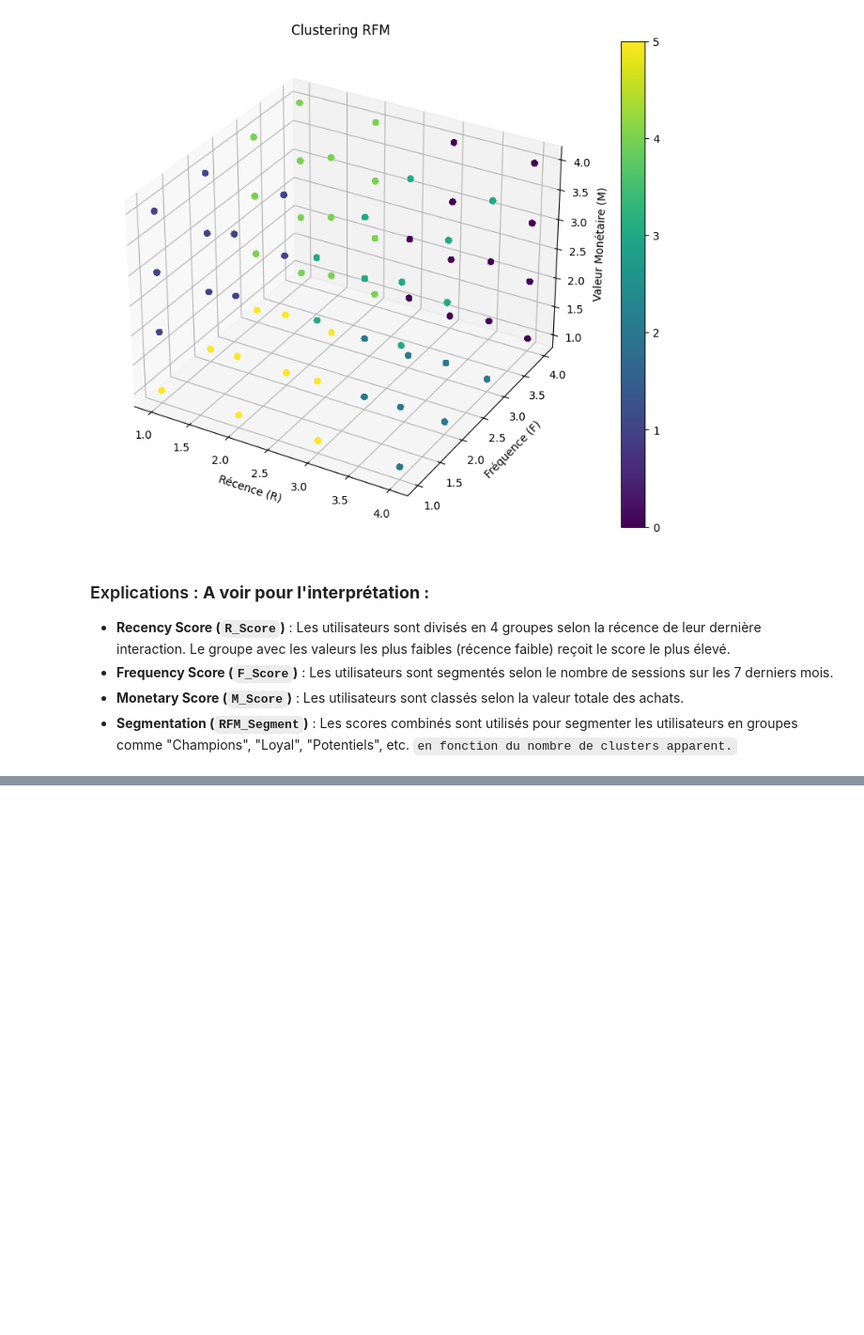
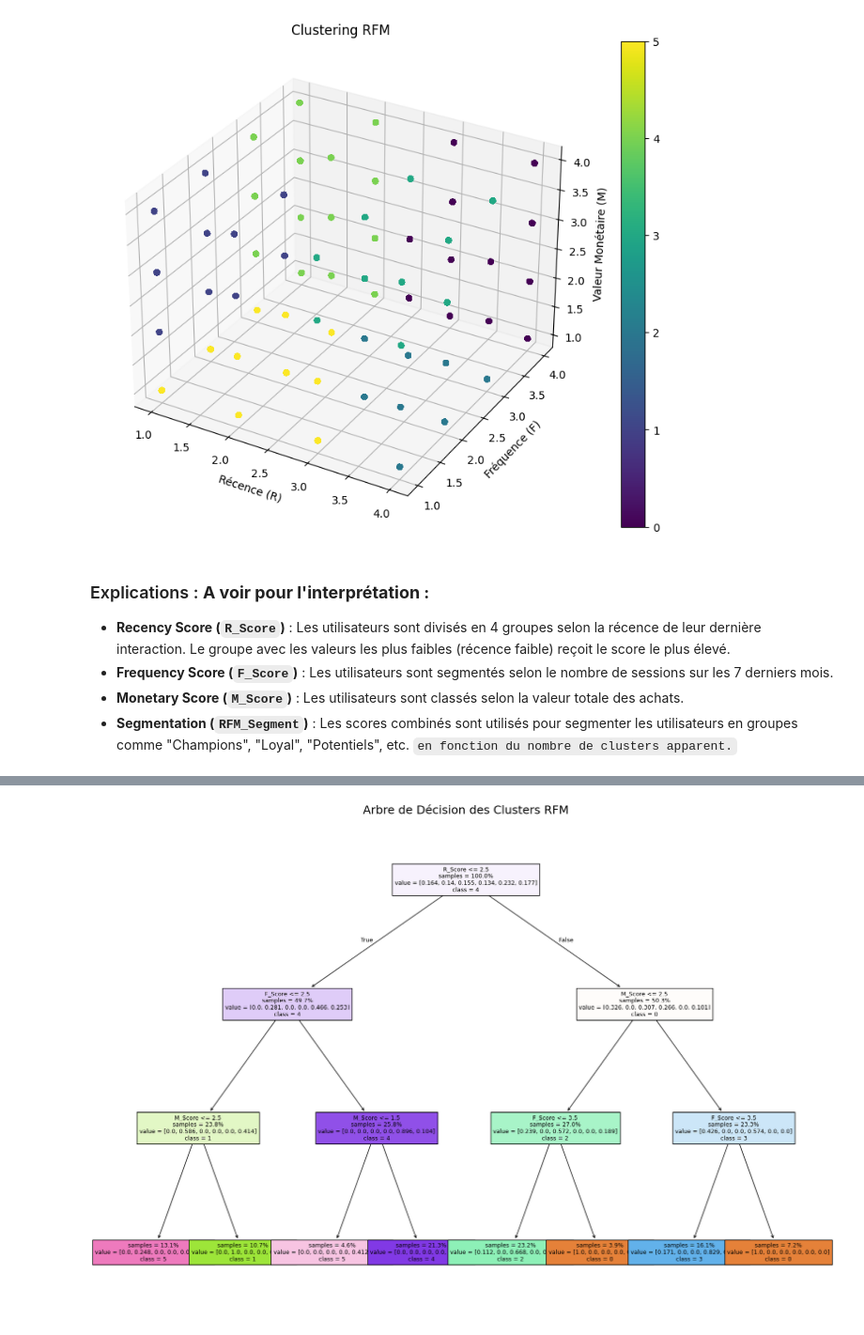
Before and after one commit to EricIrjam/e-amazing, a Jupyter notebook: RFM.ipynb, the cells around one changed output, grey strips where cells are left out. Shown: that part at 94% size. Cells and saved outputs as stored; diff of their text form; code cells hidden in the pictures; blank space fills up the shorter version.

```diff
--- a/RFM.ipynb
+++ b/RFM.ipynb
@@ -111,0 +272,25 @@ plt.show()
+# %%
+from sklearn.tree import plot_tree
+
+# Définir les noms des features et des classes pour l'affichage de l'arbre
+feature_names = ['R_Score', 'F_Score', 'M_Score']
+class_names = [str(cls) for cls in tree.classes_]  # Convertir les classes en chaînes de caractères
+
+# Visualisation de l'arbre de décision avec une taille de figure ajustée
+# Visualisation de l'arbre de décision avec des ajustements pour une meilleure lisibilité
+_, ax = plt.subplots(figsize=(20, 14), dpi=100)  # Augmentation de la taille et de la résolution de la figure
+plot_tree(
+    tree,
+    feature_names=feature_names,
+    class_names=class_names,
+    impurity=False,
+    filled=True,
+    ax=ax,
+    fontsize=9,  # Ajustement de la taille de police pour une meilleure gestion des niveaux inférieurs
+    proportion=True  # Affiche les proportions pour des valeurs plus compactes
+)
+
+plt.title('Arbre de Décision des Clusters RFM', fontsize=18)
+plt.show()
+# %% [output]
+[figure, added]
```
Also changed, not shown: parts of 3 cells of this notebook, 1 other file.
